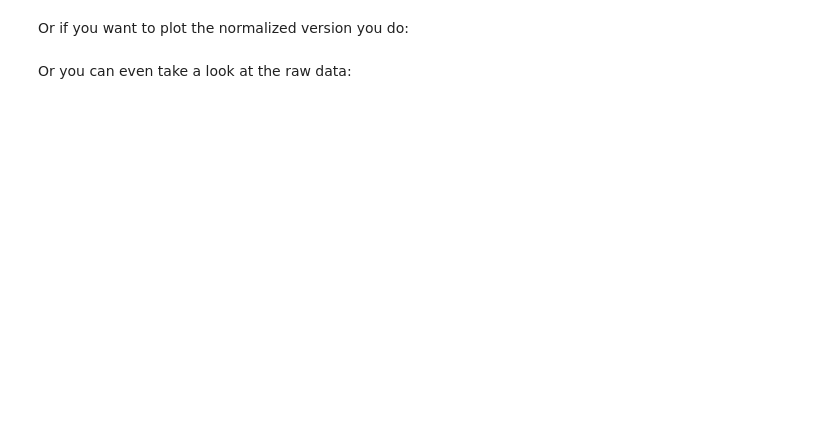
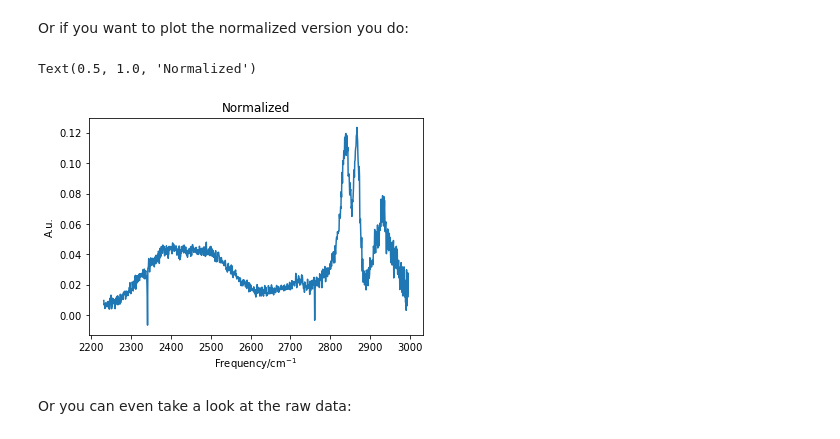
Before and after one commit to deisi/pysfg, a Jupyter notebook: templates/Tutorial.ipynb, the cells around one changed output. Cells and saved outputs as stored; diff of their text form; code cells hidden in the pictures; blank space fills up the shorter version.

```diff
--- a/templates/Tutorial.ipynb
+++ b/templates/Tutorial.ipynb
@@ -206,9 +263,12 @@ Or if you want to plot the normalized version you do:
 # %%
 fig, ax = plt.subplots()
 plt.plot(sc.wavenumber, sc.normalized)
 plt.xlabel('Frequency/cm$^{-1}$')
 plt.ylabel('A.u.')
-plt.title('Normalization')
+plt.title('Normalized')
+# %% [output]
+Text(0.5, 1.0, 'Normalized')
+[figure, added]
 # %% [markdown]
 Or you can even take a look at the raw data:
 # %%
```
Also changed, not shown: parts of 33 cells of this notebook, 11 other files.
